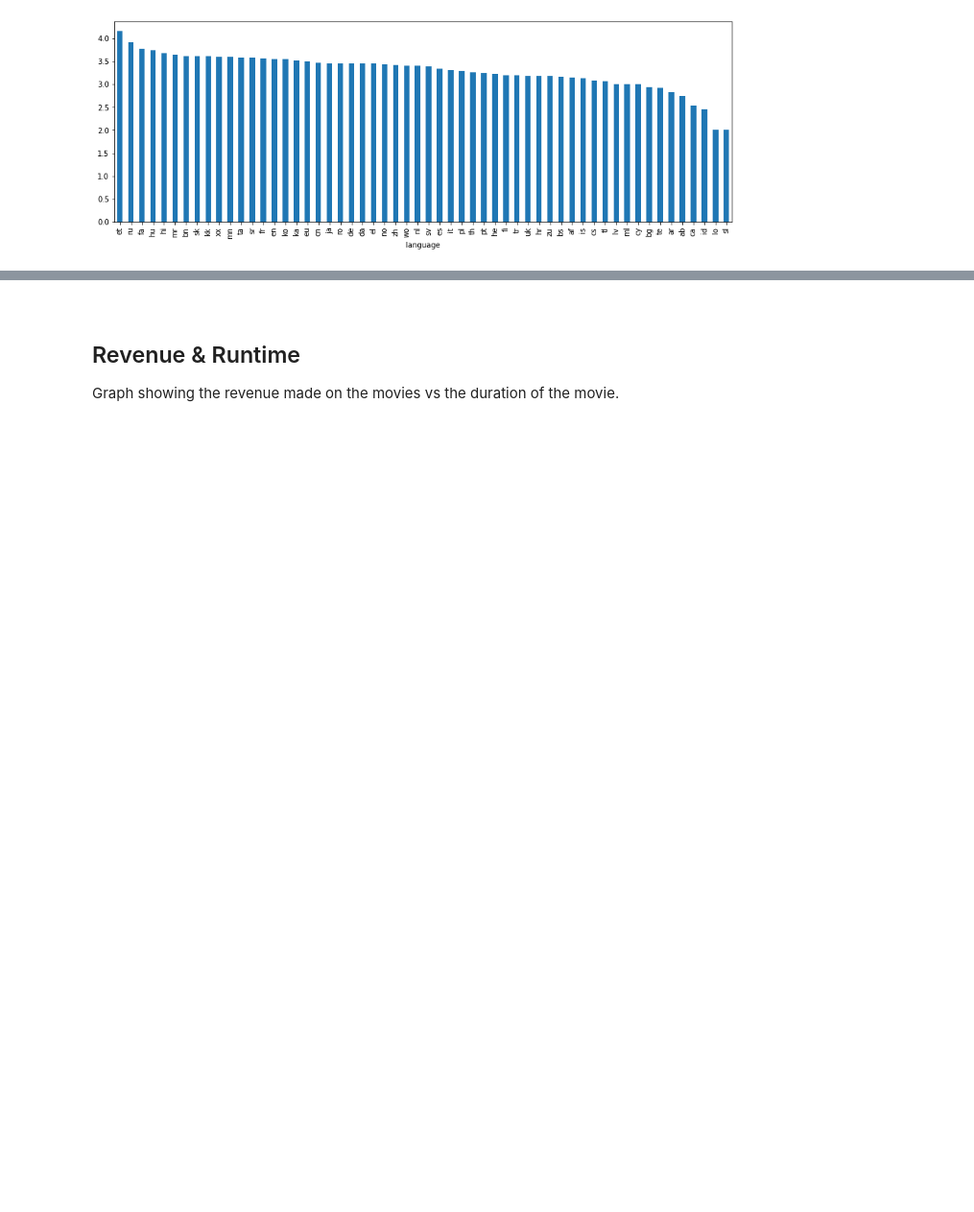
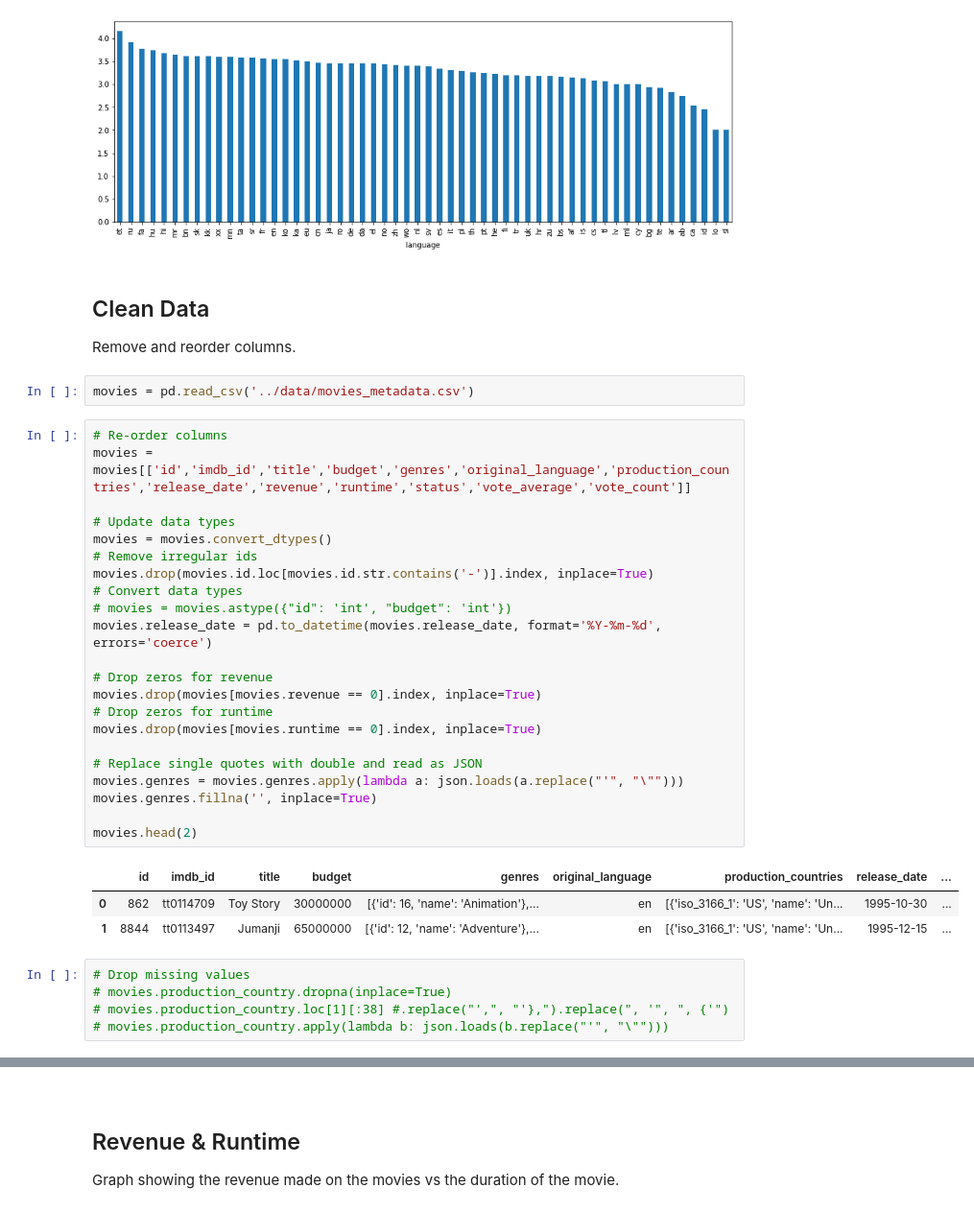
Before and after one commit to jacKlinc/film_dash, a Jupyter notebook: notebooks/1_movies-dashboard_an.ipynb, the cells around one changed output, grey strips where cells are left out. Shown at 96% size. Saved outputs shown, nothing was run; the diff lists cells and outputs as text; blank space fills up the shorter version.

```diff
--- a/notebooks/1_movies-dashboard_an.ipynb
+++ b/notebooks/1_movies-dashboard_an.ipynb
@@ -124,3 +23,39 @@ country_scores.sort_values(ascending=False).plot.bar(figsize=(15,5))
 # %% [output]
 <matplotlib.axes._subplots.AxesSubplot at 0x...>
 [figure]
+# %% [markdown]
+## Clean Data
+Remove and reorder columns.
+# %%
+movies = pd.read_csv('../data/movies_metadata.csv')
+# %%
+# Re-order columns
+movies = movies[['id','imdb_id','title','budget','genres','original_language','production_countries','release_date','revenue','runtime','status','vote_average','vote_count']]
+
+# Update data types
+movies = movies.convert_dtypes()
+# Remove irregular ids
+movies.drop(movies.id.loc[movies.id.str.contains('-')].index, inplace=True)
+# Convert data types
+# movies = movies.astype({"id": 'int', "budget": 'int'})
+movies.release_date = pd.to_datetime(movies.release_date, format='%Y-%m-%d', errors='coerce')
+
+# Drop zeros for revenue
+movies.drop(movies[movies.revenue == 0].index, inplace=True)
+# Drop zeros for runtime
+movies.drop(movies[movies.runtime == 0].index, inplace=True)
+
+# Replace single quotes with double and read as JSON
+movies.genres = movies.genres.apply(lambda a: json.loads(a.replace("'", "\"")))
+movies.genres.fillna('', inplace=True)
+
+movies.head(2)
+# %% [output]
+|  | id | imdb_id | title | budget | genres | original_language | production_countries | release_date | ... |
+| 0 | 862 | tt0114709 | Toy Story | 30000000 | [{'id': 16, 'name': 'Animation'},... | en | [{'iso_3166_1': 'US', 'name': 'Un... | 1995-10-30 | ... |
+| 1 | 8844 | tt0113497 | Jumanji | 65000000 | [{'id': 12, 'name': 'Adventure'},... | en | [{'iso_3166_1': 'US', 'name': 'Un... | 1995-12-15 | ... |
+# %%
+# Drop missing values
+# movies.production_country.dropna(inplace=True)
+# movies.production_country.loc[1][:38] #.replace("',", "'},").replace(", '", ", {'")
+# movies.production_country.apply(lambda b: json.loads(b.replace("'", "\"")))
```
Also changed, not shown: parts of 33 cells of this notebook, 1 other file.
